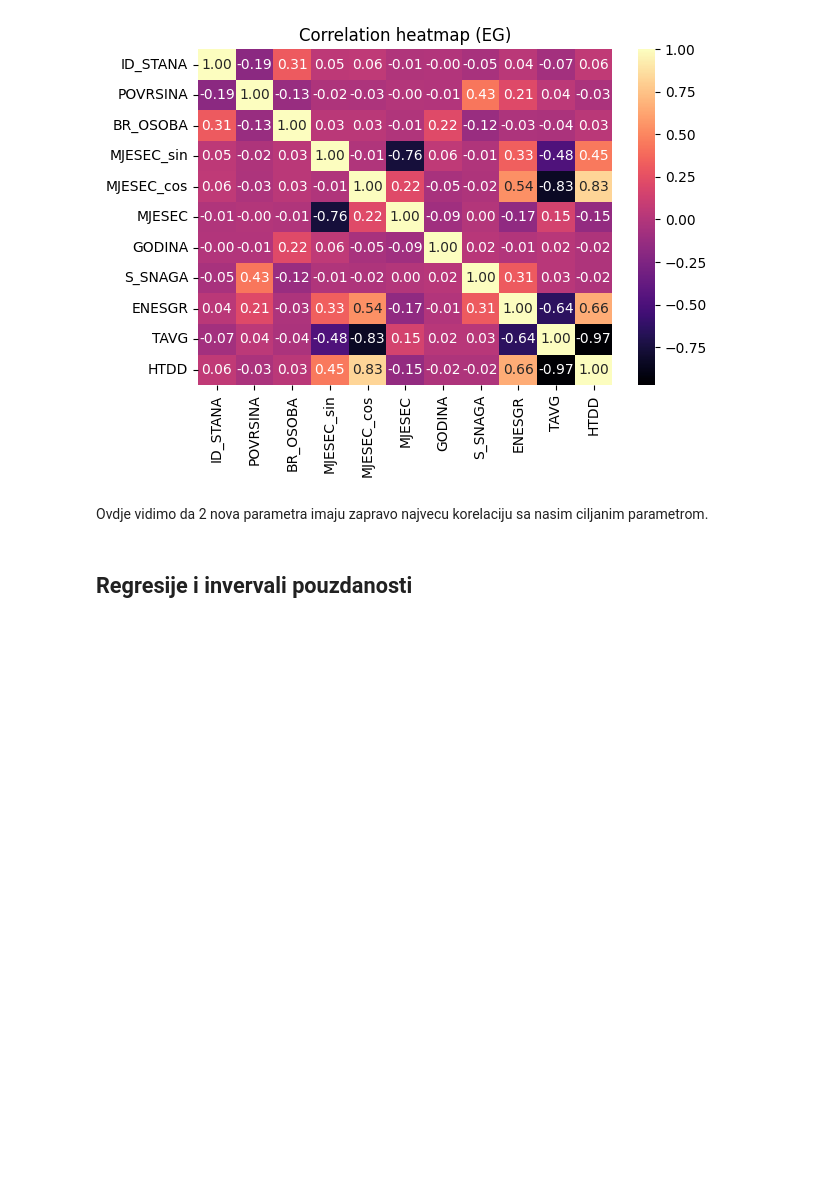
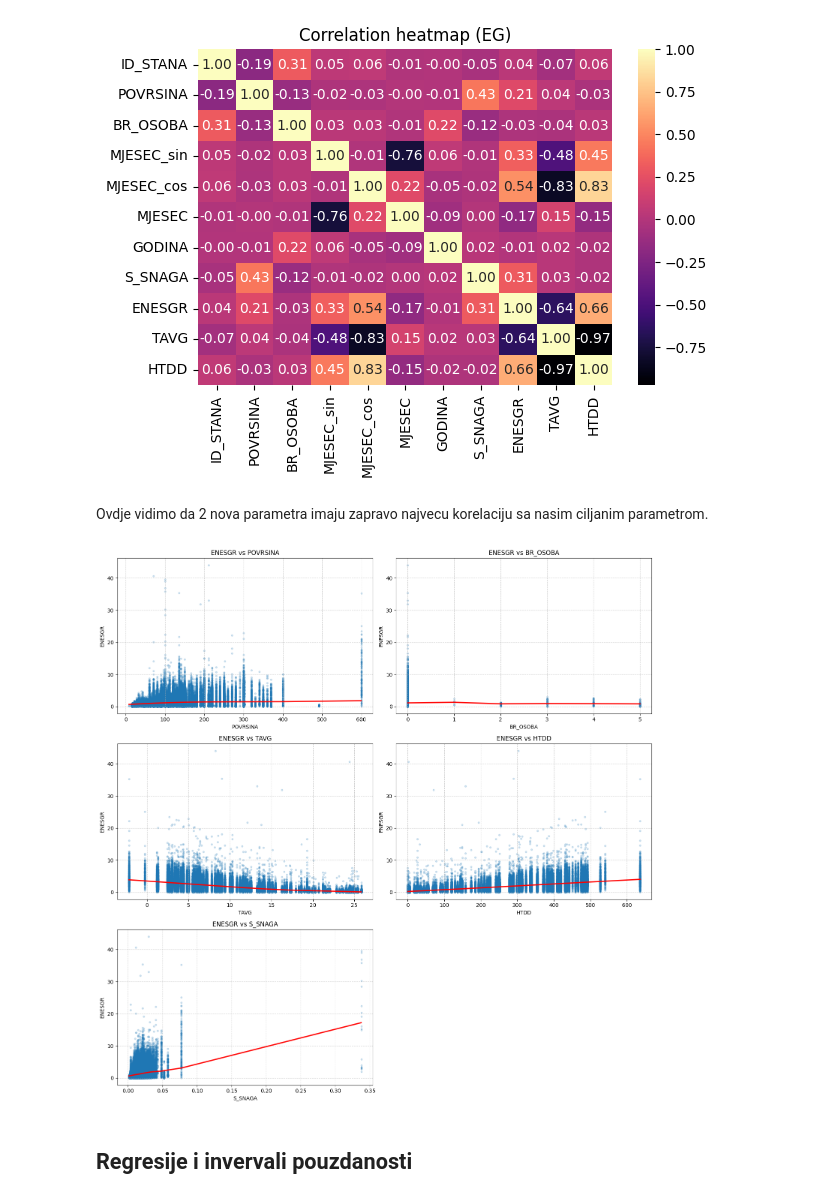
Before and after one commit to IvanDzanija/AnomalyDetection, a Jupyter notebook: notebooks/Temperaturna_analiza.ipynb, the cells around one changed output. Drawn from its saved outputs; the diff is of its cells as text; code cells hidden in the pictures; blank space fills up the shorter version.

```diff
--- a/notebooks/Temperaturna_analiza.ipynb
+++ b/notebooks/Temperaturna_analiza.ipynb
@@ -91,6 +91,40 @@ plt.show()
 [figure]
 # %% [markdown]
 Ovdje vidimo da 2 nova parametra imaju zapravo najvecu korelaciju sa nasim ciljanim parametrom.
+# %%
+def diagnose_features(data, features, target):
+    """
+    Metoda za graficki pregled trendova u podatcima.
+    """
+    num_features = len(features)
+    rows = (num_features + 1) // 2
+    fig, axes = plt.subplots(rows, 2, figsize=(15, 5 * rows))
+    axes = axes.flatten()
+
+    for i, col in enumerate(features):
+        # Crtamo podatke i trend
+        sns.regplot(
+            data=data,
+            x=col,
+            y=target,
+            ax=axes[i],
+            scatter_kws={'alpha': 0.2, 's': 10},
+            line_kws={'color': 'red'},
+            lowess=True # Lowess crta liniju koja prati lokalni trend (otkriva zakrivljenost)
+        )
+        axes[i].set_title(f'{target} vs {col}')
+        axes[i].grid(True, linestyle='--', alpha=0.6)
+
+    # Brišemo prazne grafove ako ih ima
+    for j in range(i + 1, len(axes)):
+        fig.delaxes(axes[j])
+
+    plt.tight_layout()
+    plt.show()
+# %%
+diagnose_features(df, ['POVRSINA', 'BR_OSOBA', 'TAVG', 'HTDD', 'S_SNAGA'], 'ENESGR')
+# %% [output]
+[figure, added]
 # %% [markdown]
 ## Regresije i invervali pouzdanosti
 # %%
```
